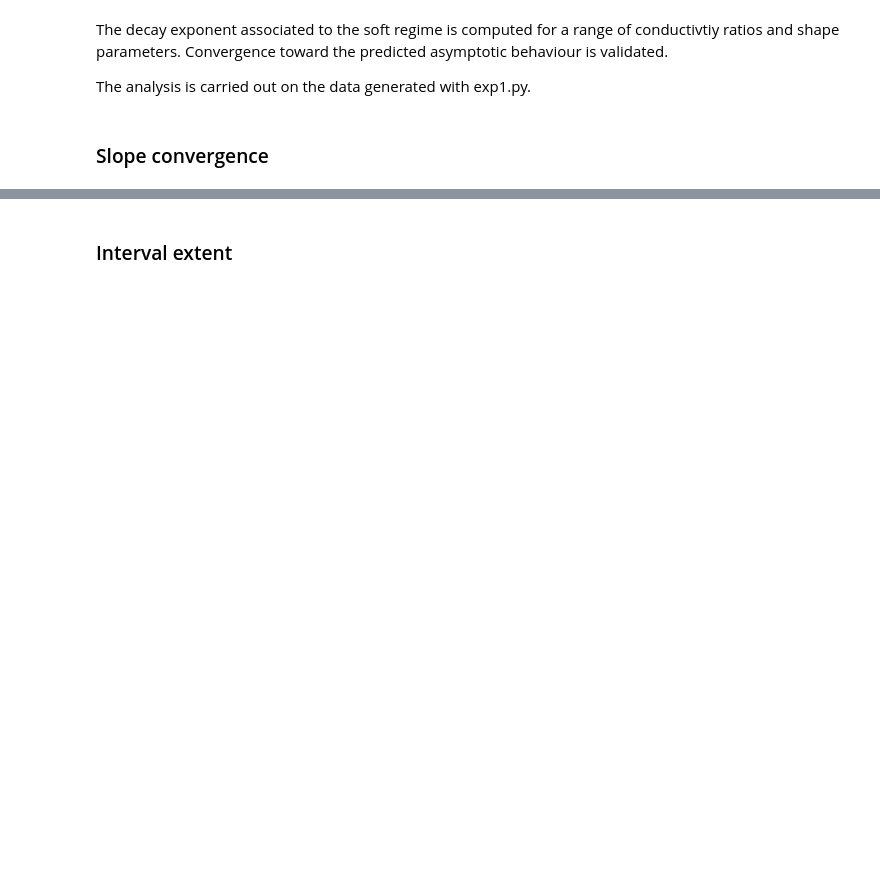
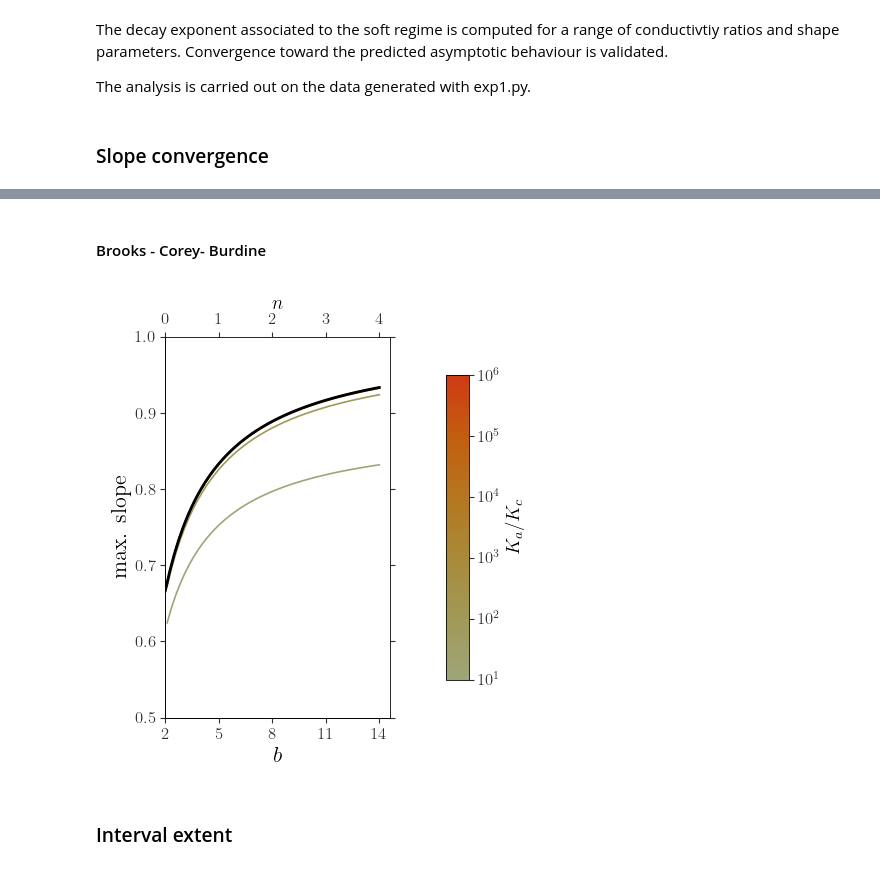
Before and after one commit to jpaccolat/seepage, a Jupyter notebook: exp1.ipynb, the cells around one changed output, grey strips where cells are left out. Cells and saved outputs as stored; diff of their text form; code cells hidden in the pictures; blank space fills up the shorter version.

```diff
--- a/exp1.ipynb
+++ b/exp1.ipynb
@@ -80,2 +89,50 @@ plt.tight_layout()
+# %% [markdown]
+#### Brooks - Corey- Burdine
+# %%
+fig, ax = plt.subplots(figsize=(5, 5))
+
+# prediction
+b = np.linspace(2, 14)
+xi = b / (1 + b)
+ax.plot(b, xi, c='k', lw=2, zorder=1)
+
+# data
+cond_ratio = df_BCB['cond_ratio'].unique()
+norm = colors.LogNorm(vmin=cond_ratio[0], vmax=cond_ratio[-1])
+
+for i, v in enumerate(cond_ratio):
+    idx = df_BCB['cond_ratio'] == v
+    ax.plot(df_BCB.loc[idx, 'b'], df_BCB.loc[idx, 'max_slope'],
+            ls='-', c=col_BCB[i], zorder=0)
+
+# ax layout
+ax.spines["top"].set_visible(True)
+ax.spines["right"].set_visible(True)
+ax.tick_params(top=True, right=True)
+ax.set(xscale='linear', yscale='linear')
+ax.set_ylim(ymin=0.5, ymax=1)
+ax.set_xlabel('$b$', fontsize=16)
+ax.set_xticks([2, 5, 8, 11, 14])
+ax.set_xlim(xmin=2)
+ax.set_ylabel('max. slope', fontsize=16)
+
+# set secondary x axes
+ax2 = ax.twiny()
+ax2.set_xlim(ax.get_xlim())
+xticklabels = [0, 1, 2, 3, 4]
+xticks = [2 + 3 * lam for lam in xticklabels]
+ax2.set_xticks(xticks, labels=xticklabels)
+ax2.set_xlabel('$n$', labelpad=2)
+
+# colorbar
+cax = ax.inset_axes([1.25, 0.1, 0.1, 0.8])
+cb = fig.colorbar(cm.ScalarMappable(cmap=cmap_BCB, norm=norm), cax=cax,
+             orientation='vertical', label='$K_a / K_c$', ticks=cond_ratio)
+cb.ax.minorticks_off()
+
+plt.tight_layout()
+#plt.savefig(output_path / f'slope_convergence_BCB.pdf')
+# %% [output]
+[figure, added]
 # %% [markdown]
 ### Interval extent
```
Also changed, not shown: parts of 9 cells of this notebook.
